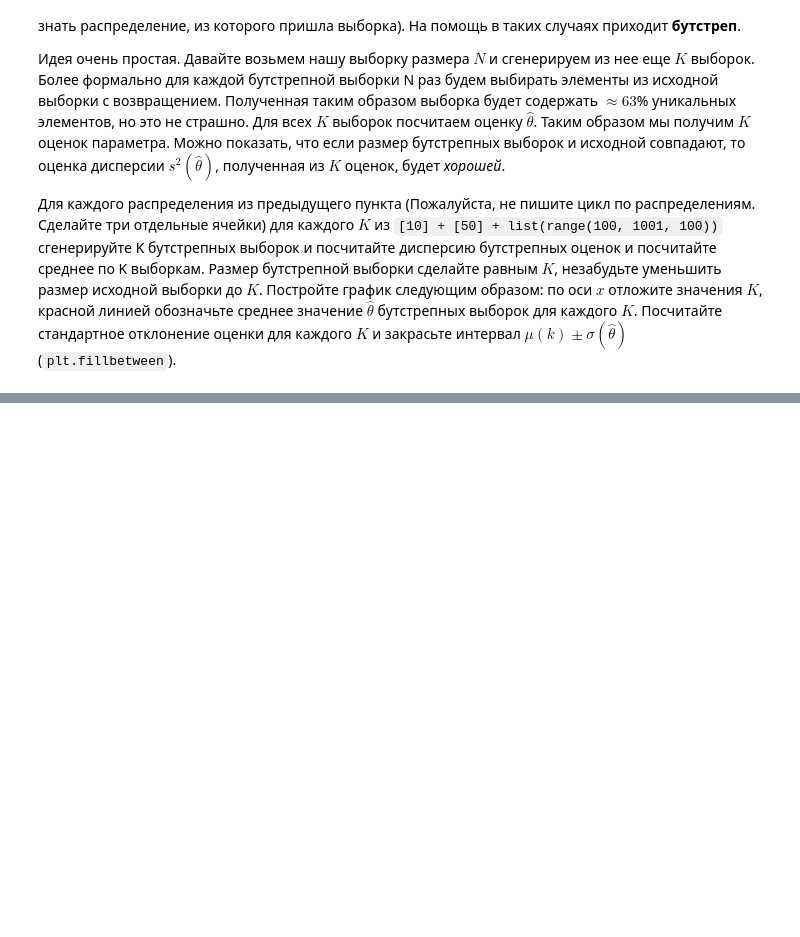
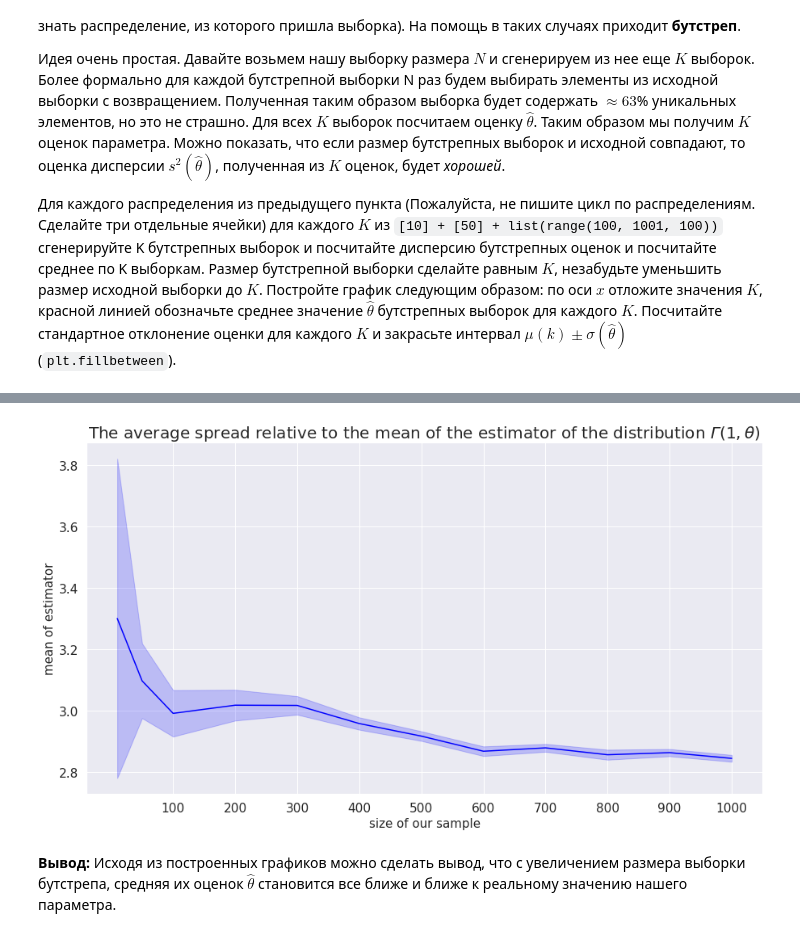
Before and after one commit to ashot-gimishyan/MathStat-Practise, a Jupyter notebook: hw_2.ipynb, the cells around one changed output, grey strips where cells are left out. Cells and saved outputs as stored; diff of their text form; code cells hidden in the pictures; blank space fills up the shorter version.

```diff
--- a/hw_2.ipynb
+++ b/hw_2.ipynb
@@ -220,0 +303,8 @@ print(estimation)
+# %%
+# Рассмотрим гамма распределение
+gamma_info = '$Г(1, \\theta)$'
+print_plot(gamma_sample, size_of_bootstrap, 'blue', gamma_info)
+# %% [output]
+[figure, added]
+# %% [markdown]
+**Вывод:** Исходя из построенных графиков можно сделать вывод, что с увеличением размера выборки бутстрепа, средняя их оценок $\hat\theta$ становится все ближе и ближе к реальному значению нашего параметра.
```
Also changed, not shown: parts of 16 cells of this notebook, 2 other files.
